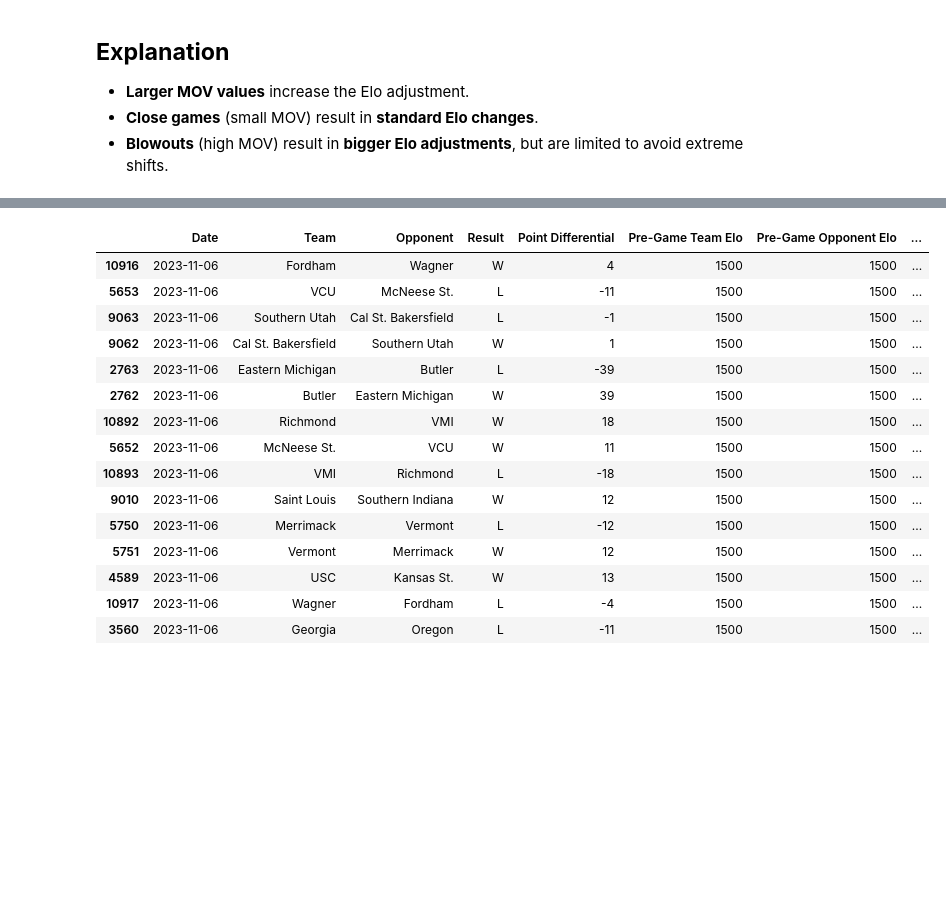
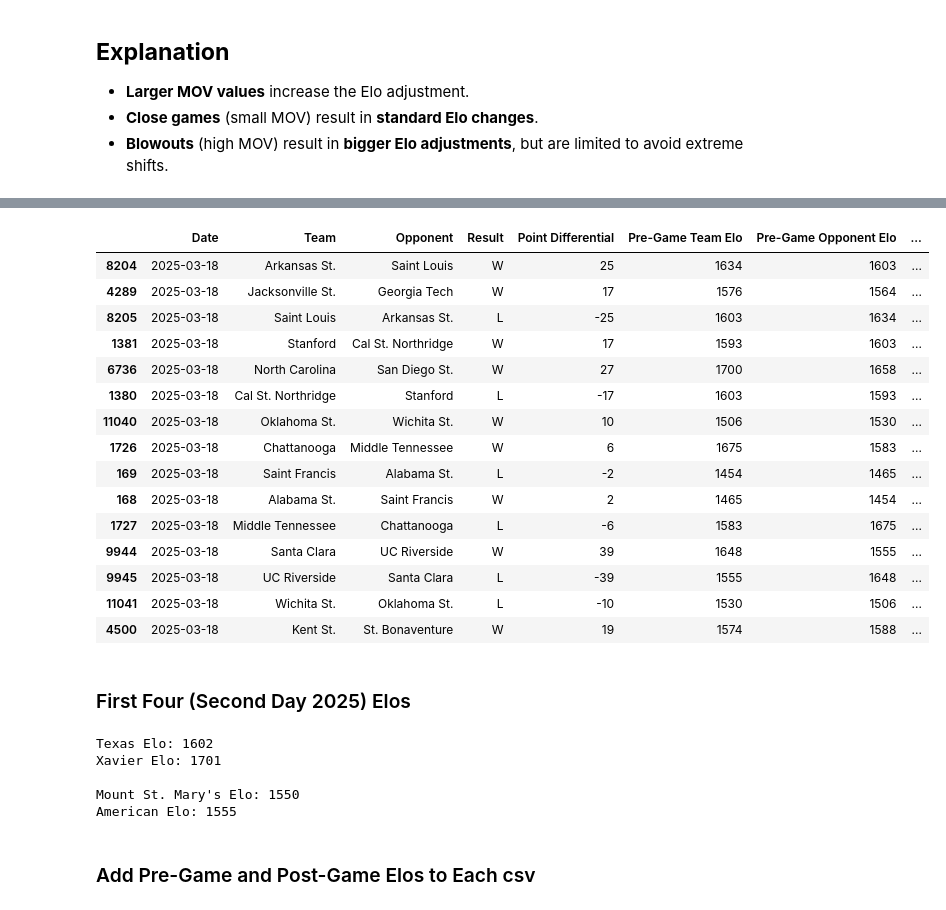
Before and after one commit to daleyren/ncaam-march-madness-predictions, a Jupyter notebook: elo_model.ipynb, the cells around one changed output, grey strips where cells are left out. Saved outputs shown, nothing was run; the diff lists cells and outputs as text; code cells hidden in the pictures; blank space fills up the shorter version.

```diff
--- a/elo_model.ipynb
+++ b/elo_model.ipynb
@@ -143,20 +166,20 @@ print(sorted(team_elos.items(), key=lambda x: x[1], reverse=True))
 # %%
 games_df[['Date', 'Team', 'Opponent', 'Result', 'Point Differential', 'Pre-Game Team Elo',
-       'Pre-Game Opponent Elo', 'Post-Game Team Elo', 'Post-Game Opponent Elo']].head(15)
+       'Pre-Game Opponent Elo', 'Post-Game Team Elo', 'Post-Game Opponent Elo']].tail(15)
 # %% [output]
 |  | Date | Team | Opponent | Result | Point Differential | Pre-Game Team Elo | Pre-Game Opponent Elo | ... |
-| 10916 | 2023-11-06 | Fordham | Wagner | W | 4 | 1500 | 1500 | ... |
-| 5653 | 2023-11-06 | VCU | McNeese St. | L | -11 | 1500 | 1500 | ... |
-| 9063 | 2023-11-06 | Southern Utah | Cal St. Bakersfield | L | -1 | 1500 | 1500 | ... |
-| 9062 | 2023-11-06 | Cal St. Bakersfield | Southern Utah | W | 1 | 1500 | 1500 | ... |
-| 2763 | 2023-11-06 | Eastern Michigan | Butler | L | -39 | 1500 | 1500 | ... |
-| 2762 | 2023-11-06 | Butler | Eastern Michigan | W | 39 | 1500 | 1500 | ... |
-| 10892 | 2023-11-06 | Richmond | VMI | W | 18 | 1500 | 1500 | ... |
-| 5652 | 2023-11-06 | McNeese St. | VCU | W | 11 | 1500 | 1500 | ... |
-| 10893 | 2023-11-06 | VMI | Richmond | L | -18 | 1500 | 1500 | ... |
-| 9010 | 2023-11-06 | Saint Louis | Southern Indiana | W | 12 | 1500 | 1500 | ... |
-| 5750 | 2023-11-06 | Merrimack | Vermont | L | -12 | 1500 | 1500 | ... |
-| 5751 | 2023-11-06 | Vermont | Merrimack | W | 12 | 1500 | 1500 | ... |
-| 4589 | 2023-11-06 | USC | Kansas St. | W | 13 | 1500 | 1500 | ... |
-| 10917 | 2023-11-06 | Wagner | Fordham | L | -4 | 1500 | 1500 | ... |
-| 3560 | 2023-11-06 | Georgia | Oregon | L | -11 | 1500 | 1500 | ... |
+| 8204 | 2025-03-18 | Arkansas St. | Saint Louis | W | 25 | 1634 | 1603 | ... |
+| 4289 | 2025-03-18 | Jacksonville St. | Georgia Tech | W | 17 | 1576 | 1564 | ... |
+| 8205 | 2025-03-18 | Saint Louis | Arkansas St. | L | -25 | 1603 | 1634 | ... |
+| 1381 | 2025-03-18 | Stanford | Cal St. Northridge | W | 17 | 1593 | 1603 | ... |
+| 6736 | 2025-03-18 | North Carolina | San Diego St. | W | 27 | 1700 | 1658 | ... |
+| 1380 | 2025-03-18 | Cal St. Northridge | Stanford | L | -17 | 1603 | 1593 | ... |
+| 11040 | 2025-03-18 | Oklahoma St. | Wichita St. | W | 10 | 1506 | 1530 | ... |
+| 1726 | 2025-03-18 | Chattanooga | Middle Tennessee | W | 6 | 1675 | 1583 | ... |
+| 169 | 2025-03-18 | Saint Francis | Alabama St. | L | -2 | 1454 | 1465 | ... |
+| 168 | 2025-03-18 | Alabama St. | Saint Francis | W | 2 | 1465 | 1454 | ... |
+| 1727 | 2025-03-18 | Middle Tennessee | Chattanooga | L | -6 | 1583 | 1675 | ... |
+| 9944 | 2025-03-18 | Santa Clara | UC Riverside | W | 39 | 1648 | 1555 | ... |
+| 9945 | 2025-03-18 | UC Riverside | Santa Clara | L | -39 | 1555 | 1648 | ... |
+| 11041 | 2025-03-18 | Wichita St. | Oklahoma St. | L | -10 | 1530 | 1506 | ... |
+| 4500 | 2025-03-18 | Kent St. | St. Bonaventure | W | 19 | 1574 | 1588 | ... |
@@ -164,0 +186,16 @@ games_df.to_csv('test.csv')
+# %% [markdown]
+### First Four (Second Day 2025) Elos
+# %%
+print('Texas Elo:', team_elos['Texas'])
+print('Xavier Elo:', team_elos['Xavier'] , '\n')
+
+print("Mount St. Mary's Elo:", team_elos["Mount St. Mary's"])
+print('American Elo:', team_elos['American'])
+# %% [output]
+Texas Elo: 1602
+Xavier Elo: 1701
+
+Mount St. Mary's Elo: 1550
+American Elo: 1555
+# %% [markdown]
+### Add Pre-Game and Post-Game Elos to Each csv
```
Also changed, not shown: parts of 12 cells of this notebook, 22 other files.
